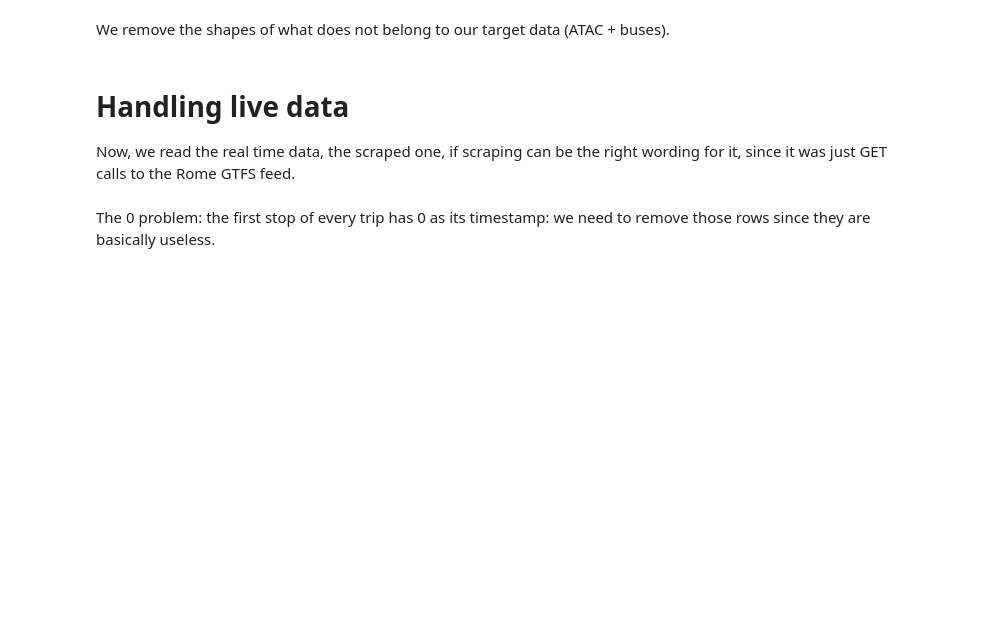
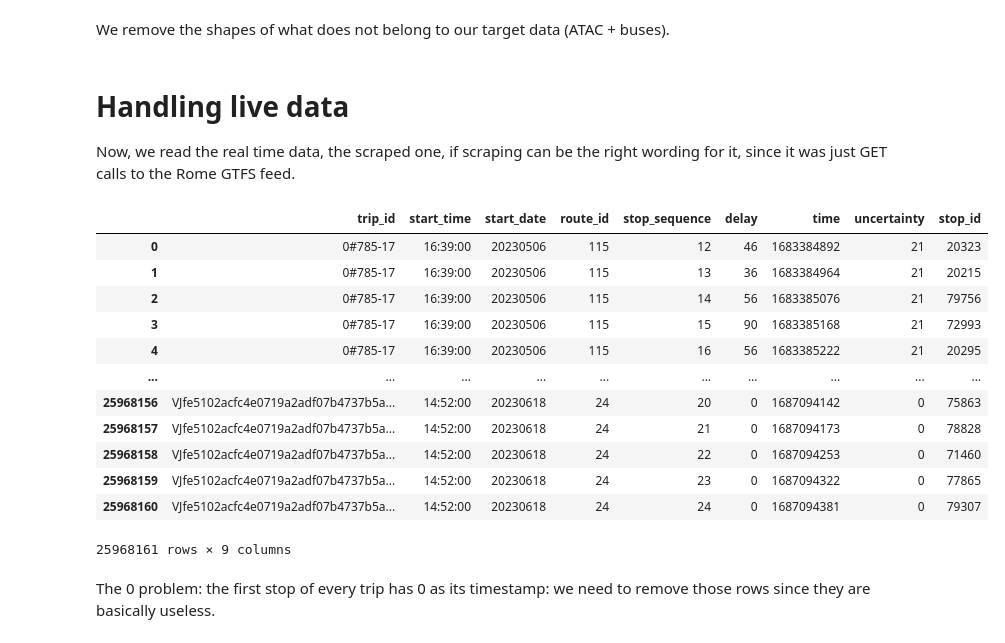
Before and after one commit to Atac-on-Titan/ForecastATAC, a Jupyter notebook: TrendFiltering_Manipulation.ipynb, the cells around one changed output. Drawn from its saved outputs; the diff is of its cells as text; code cells hidden in the pictures; blank space fills up the shorter version.

```diff
--- a/TrendFiltering_Manipulation.ipynb
+++ b/TrendFiltering_Manipulation.ipynb
@@ -133,6 +133,22 @@ rome.save('maps/improved_test.html')
 Now, we read the real time data, the scraped one, if scraping can be the right wording for it, since it was just GET calls to the Rome GTFS feed.
 # %%
 trip_live = pd.read_feather('data/trip-updates.feather')
+# %%
+pd.read_feather('data/trip-updates.feather')
+# %% [output]
+|  | trip_id | start_time | start_date | route_id | stop_sequence | delay | time | uncertainty | stop_id |
+| 0 | 0#785-17 | 16:39:00 | 20230506 | 115 | 12 | 46 | 1683384892 | 21 | 20323 |
+| 1 | 0#785-17 | 16:39:00 | 20230506 | 115 | 13 | 36 | 1683384964 | 21 | 20215 |
+| 2 | 0#785-17 | 16:39:00 | 20230506 | 115 | 14 | 56 | 1683385076 | 21 | 79756 |
+| 3 | 0#785-17 | 16:39:00 | 20230506 | 115 | 15 | 90 | 1683385168 | 21 | 72993 |
+| 4 | 0#785-17 | 16:39:00 | 20230506 | 115 | 16 | 56 | 1683385222 | 21 | 20295 |
+| ... | ... | ... | ... | ... | ... | ... | ... | ... | ... |
+| 25968156 | VJfe5102acfc4e0719a2adf07b4737b5a... | 14:52:00 | 20230618 | 24 | 20 | 0 | 1687094142 | 0 | 75863 |
+| 25968157 | VJfe5102acfc4e0719a2adf07b4737b5a... | 14:52:00 | 20230618 | 24 | 21 | 0 | 1687094173 | 0 | 78828 |
+| 25968158 | VJfe5102acfc4e0719a2adf07b4737b5a... | 14:52:00 | 20230618 | 24 | 22 | 0 | 1687094253 | 0 | 71460 |
+| 25968159 | VJfe5102acfc4e0719a2adf07b4737b5a... | 14:52:00 | 20230618 | 24 | 23 | 0 | 1687094322 | 0 | 77865 |
+| 25968160 | VJfe5102acfc4e0719a2adf07b4737b5a... | 14:52:00 | 20230618 | 24 | 24 | 0 | 1687094381 | 0 | 79307 |
+25968161 rows × 9 columns
 # %%
 trip_live = trip_live.drop_duplicates(subset=['trip_id', 'start_time', 'start_date', 'stop_sequence'], keep = 'last', ignore_index=True)
 # %% [markdown]
```
Also changed, not shown: parts of 15 cells of this notebook.
